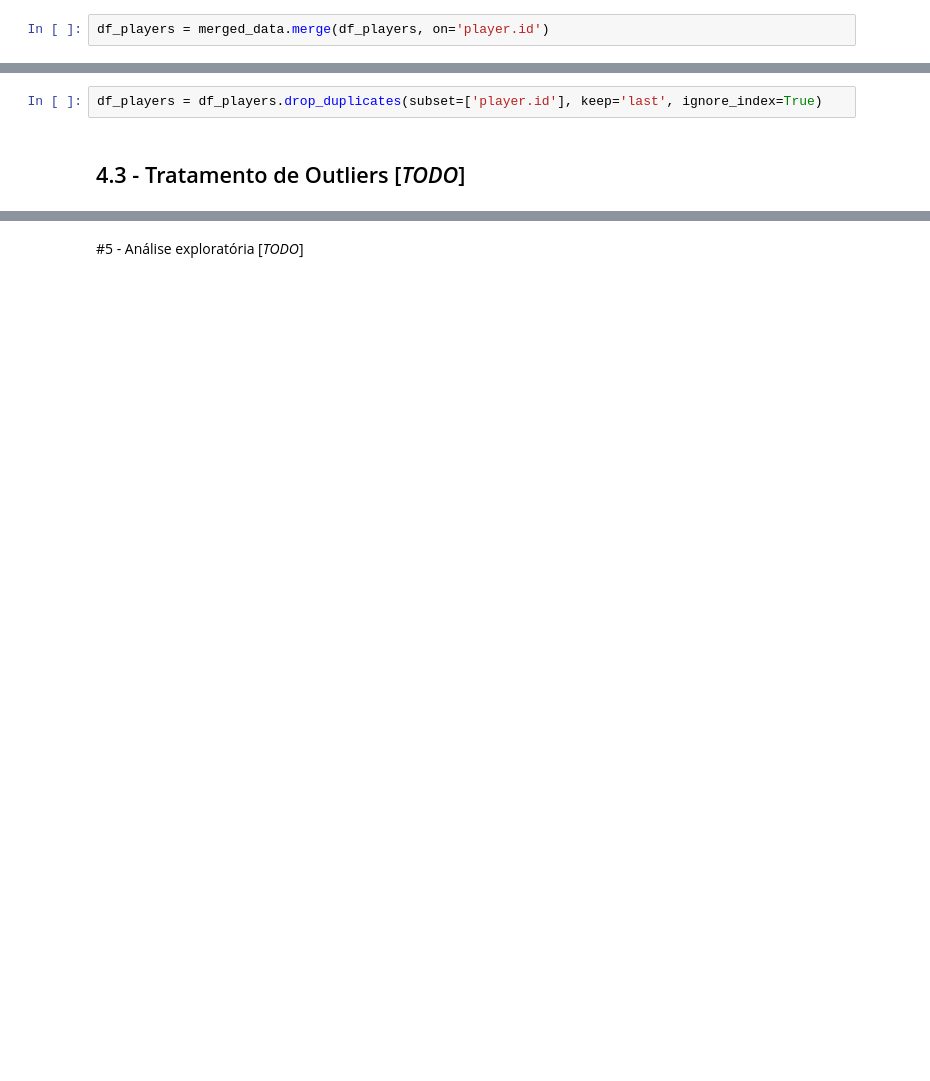
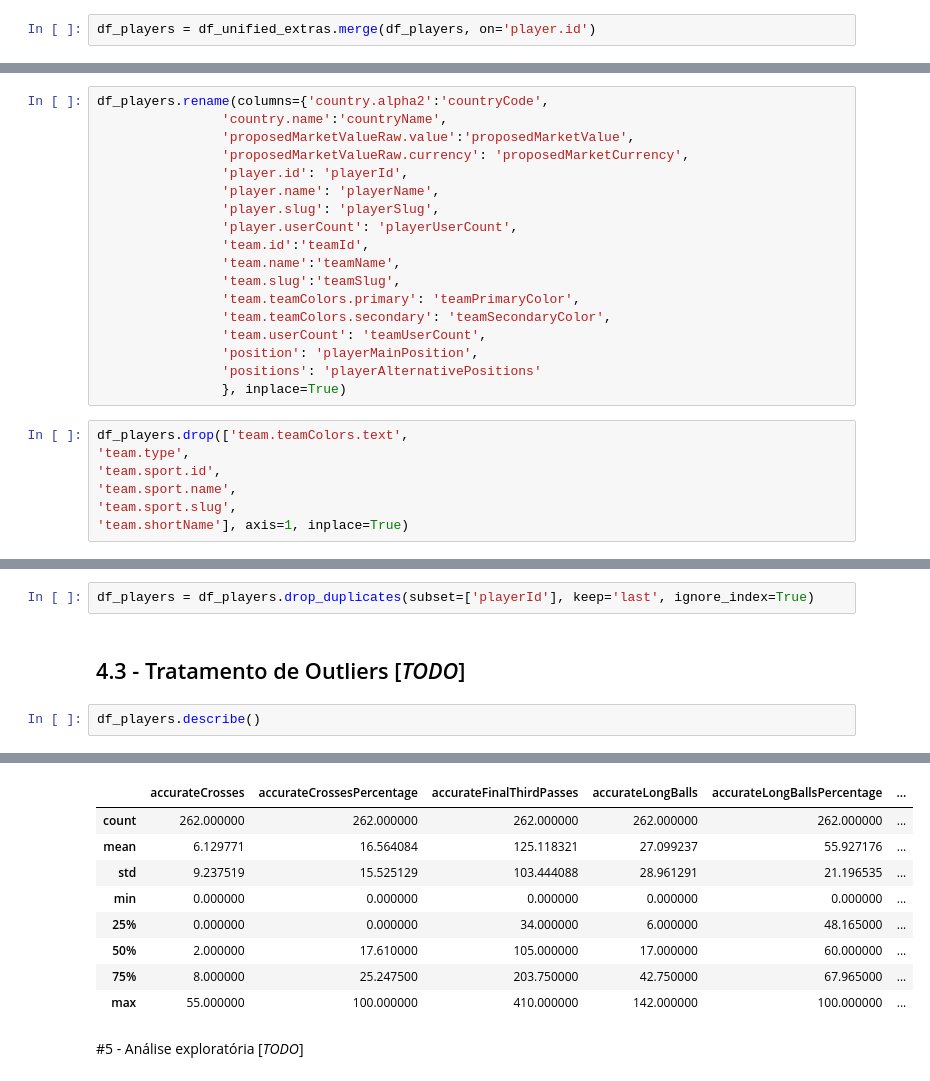
Before and after one commit to tiagosilveiraa/portifoliods, a Jupyter notebook: Recomendação_de_Jogadores.ipynb, the cells around one changed output, grey strips where cells are left out. Saved outputs shown, nothing was run; the diff lists cells and outputs as text; blank space fills up the shorter version.

```diff
--- a/Recomendação_de_Jogadores.ipynb
+++ b/Recomendação_de_Jogadores.ipynb
@@ -183,5 +194,5 @@ merged_data.rename(columns={'country.alpha2':'countryCode', 'country.name':'coun
 # %%
-df_players = merged_data.merge(df_players, on='player.id')
+df_players = df_unified_extras.merge(df_players, on='player.id')
 # %% [markdown]
 ## 3.2 - Engenharia reversa em features percentuais
 # %% [markdown]
@@ -213,3 +224,28 @@ df_players['unsuccessfulShotFromSetPiece'] = reverse_feature(df_players, 'succes
                                                              'setPieceConversion', np.floor)
 # %% [markdown]
 #4 - Tratamento dos dados
+# %%
+df_players.rename(columns={'country.alpha2':'countryCode',
+                'country.name':'countryName',
+                'proposedMarketValueRaw.value':'proposedMarketValue',
+                'proposedMarketValueRaw.currency': 'proposedMarketCurrency',
+                'player.id': 'playerId',
+                'player.name': 'playerName',
+                'player.slug': 'playerSlug',
+                'player.userCount': 'playerUserCount',
+                'team.id':'teamId',
+                'team.name':'teamName',
+                'team.slug':'teamSlug',
+                'team.teamColors.primary': 'teamPrimaryColor',
+                'team.teamColors.secondary': 'teamSecondaryColor',
+                'team.userCount': 'teamUserCount',
+                'position': 'playerMainPosition',
+                'positions': 'playerAlternativePositions'
+                }, inplace=True)
+# %%
+df_players.drop(['team.teamColors.text',
+'team.type',
+'team.sport.id',
+'team.sport.name',
+'team.sport.slug',
+'team.shortName'], axis=1, inplace=True)
@@ -250,6 +288,9 @@ df_players = df_players[df_players['proposedMarketValue']>0]
 ##4.2 - Tratamento de transferências
 Como é possível capturar dados de ligas diferentes, pode ser que o jogador que estava em uma Liga A tenha se transferido para uma Liga B, com isso o seu registro é exibido duas vezes o que irá causar um problema na execução do algoritmo KNN já que em breve iremos indexar o dataframe pelo ID do Jogador. Portanto, optei por eliminar os jogadores duplicados já que não faz tanto sentido comparar ele com ele mesmo.
 # %%
-df_players = df_players.drop_duplicates(subset=['player.id'], keep='last', ignore_index=True)
+df_players = df_players.drop_duplicates(subset=['playerId'], keep='last', ignore_index=True)
 # %% [markdown]
 ## 4.3 - Tratamento de Outliers [*TODO*]
+# %%
+df_players.describe()
+# %% [output]
@@ -256,2 +298,11 @@ df_players = df_players.drop_duplicates(subset=['player.id'], keep='last', ignor
+|  | accurateCrosses | accurateCrossesPercentage | accurateFinalThirdPasses | accurateLongBalls | accurateLongBallsPercentage | ... |
+| count | 262.000000 | 262.000000 | 262.000000 | 262.000000 | 262.000000 | ... |
+| mean | 6.129771 | 16.564084 | 125.118321 | 27.099237 | 55.927176 | ... |
+| std | 9.237519 | 15.525129 | 103.444088 | 28.961291 | 21.196535 | ... |
+| min | 0.000000 | 0.000000 | 0.000000 | 0.000000 | 0.000000 | ... |
+| 25% | 0.000000 | 0.000000 | 34.000000 | 6.000000 | 48.165000 | ... |
+| 50% | 2.000000 | 17.610000 | 105.000000 | 17.000000 | 60.000000 | ... |
+| 75% | 8.000000 | 25.247500 | 203.750000 | 42.750000 | 67.965000 | ... |
+| max | 55.000000 | 100.000000 | 410.000000 | 142.000000 | 100.000000 | ... |
 # %% [markdown]
 #5 - Análise exploratória  [*TODO*]
```
Also changed, not shown: parts of 20 cells of this notebook.
